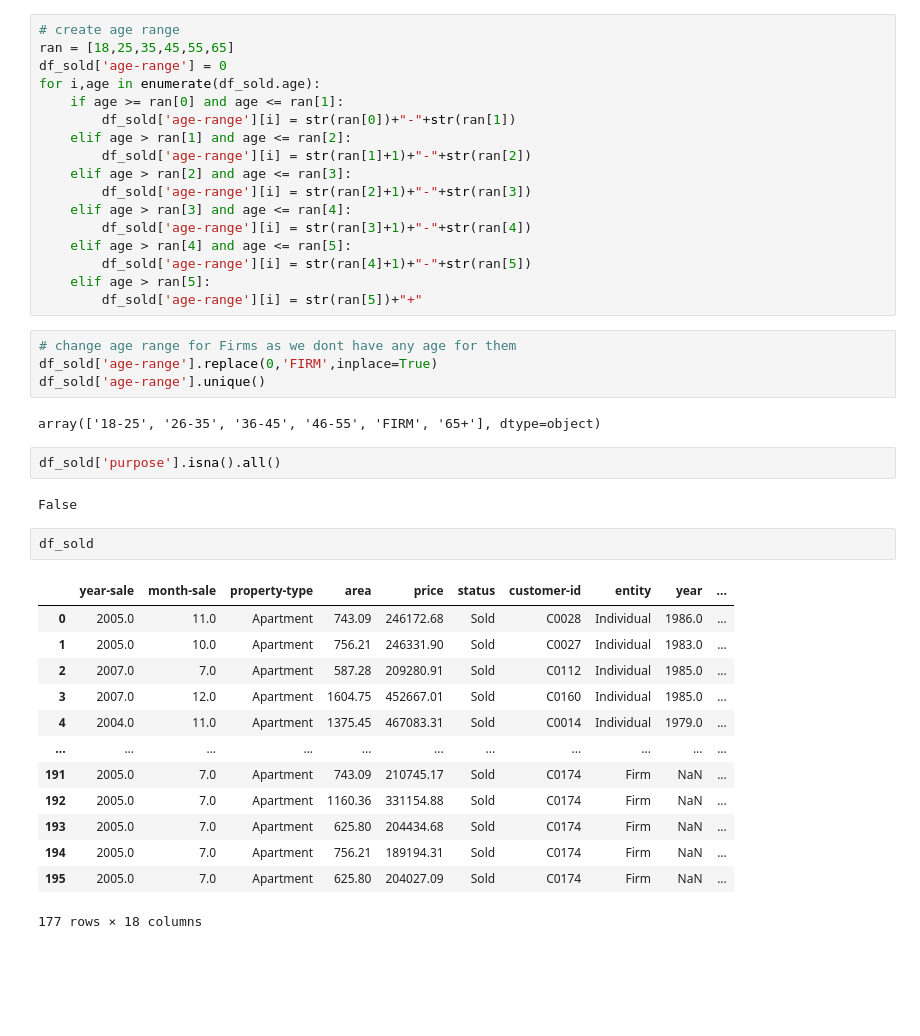
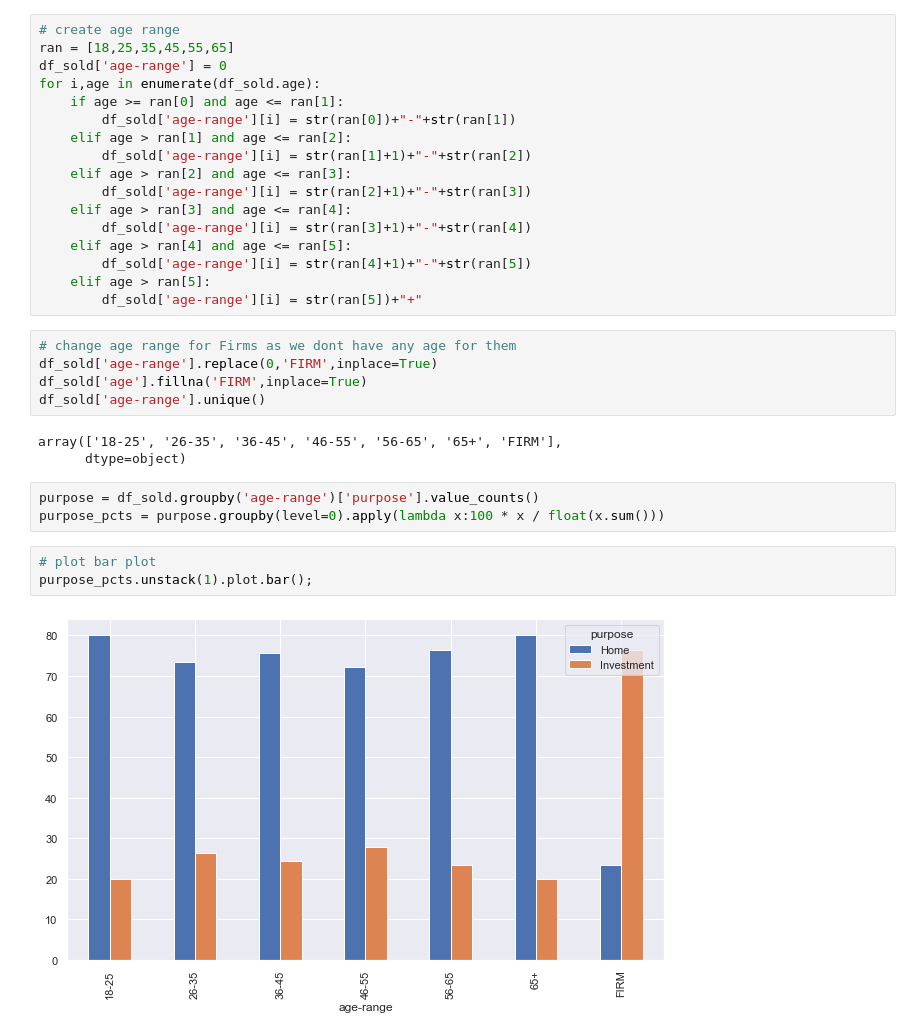
Before and after one commit to 0xNILADRI/property-sale-eda, a Jupyter notebook: property_sale_eda.ipynb, the cells around one changed output. Drawn from its saved outputs; the diff is of its cells as text; blank space fills up the shorter version.

```diff
--- a/property_sale_eda.ipynb
+++ b/property_sale_eda.ipynb
@@ -227,26 +227,16 @@ for i,age in enumerate(df_sold.age):
 # %%
 # change age range for Firms as we dont have any age for them
 df_sold['age-range'].replace(0,'FIRM',inplace=True)
+df_sold['age'].fillna('FIRM',inplace=True)
 df_sold['age-range'].unique()
 # %% [output]
-array(['18-25', '26-35', '36-45', '46-55', 'FIRM', '65+'], dtype=object)
+array(['18-25', '26-35', '36-45', '46-55', '56-65', '65+', 'FIRM'],
+      dtype=object)
-# %%
-df_sold['purpose'].isna().all()
-# %% [output]
-False
-# %%
-df_sold
-# %% [output]
-|  | year-sale | month-sale | property-type | area | price | status | customer-id | entity | year | ... |
-| 0 | 2005.0 | 11.0 | Apartment | 743.09 | 246172.68 | Sold | C0028 | Individual | 1986.0 | ... |
-| 1 | 2005.0 | 10.0 | Apartment | 756.21 | 246331.90 | Sold | C0027 | Individual | 1983.0 | ... |
-| 2 | 2007.0 | 7.0 | Apartment | 587.28 | 209280.91 | Sold | C0112 | Individual | 1985.0 | ... |
-| 3 | 2007.0 | 12.0 | Apartment | 1604.75 | 452667.01 | Sold | C0160 | Individual | 1985.0 | ... |
-| 4 | 2004.0 | 11.0 | Apartment | 1375.45 | 467083.31 | Sold | C0014 | Individual | 1979.0 | ... |
-| ... | ... | ... | ... | ... | ... | ... | ... | ... | ... | ... |
-| 191 | 2005.0 | 7.0 | Apartment | 743.09 | 210745.17 | Sold | C0174 | Firm | NaN | ... |
-| 192 | 2005.0 | 7.0 | Apartment | 1160.36 | 331154.88 | Sold | C0174 | Firm | NaN | ... |
-| 193 | 2005.0 | 7.0 | Apartment | 625.80 | 204434.68 | Sold | C0174 | Firm | NaN | ... |
-| 194 | 2005.0 | 7.0 | Apartment | 756.21 | 189194.31 | Sold | C0174 | Firm | NaN | ... |
-| 195 | 2005.0 | 7.0 | Apartment | 625.80 | 204027.09 | Sold | C0174 | Firm | NaN | ... |
-177 rows × 18 columns
+# %%
+purpose = df_sold.groupby('age-range')['purpose'].value_counts()
+purpose_pcts = purpose.groupby(level=0).apply(lambda x:100 * x / float(x.sum()))
+# %%
+# plot bar plot
+purpose_pcts.unstack(1).plot.bar();
+# %% [output]
+[figure, added]
```
Also changed, not shown: parts of 20 cells of this notebook.
